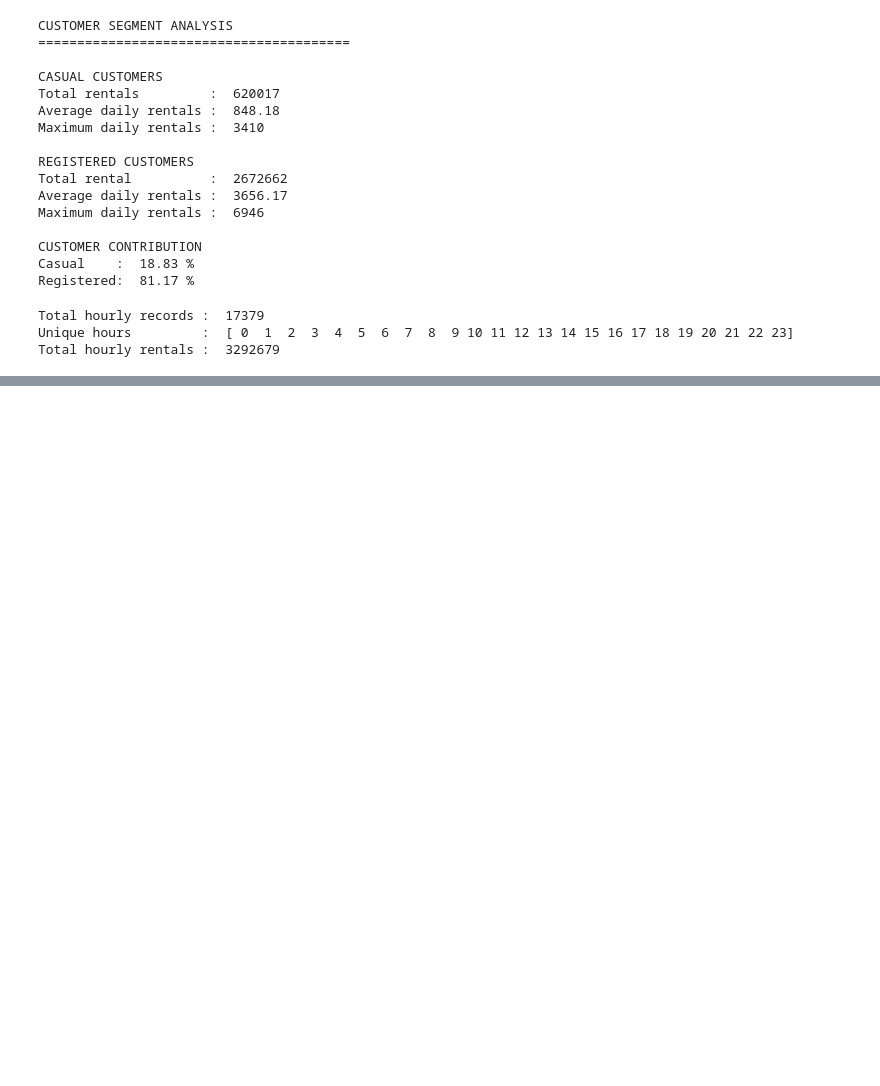
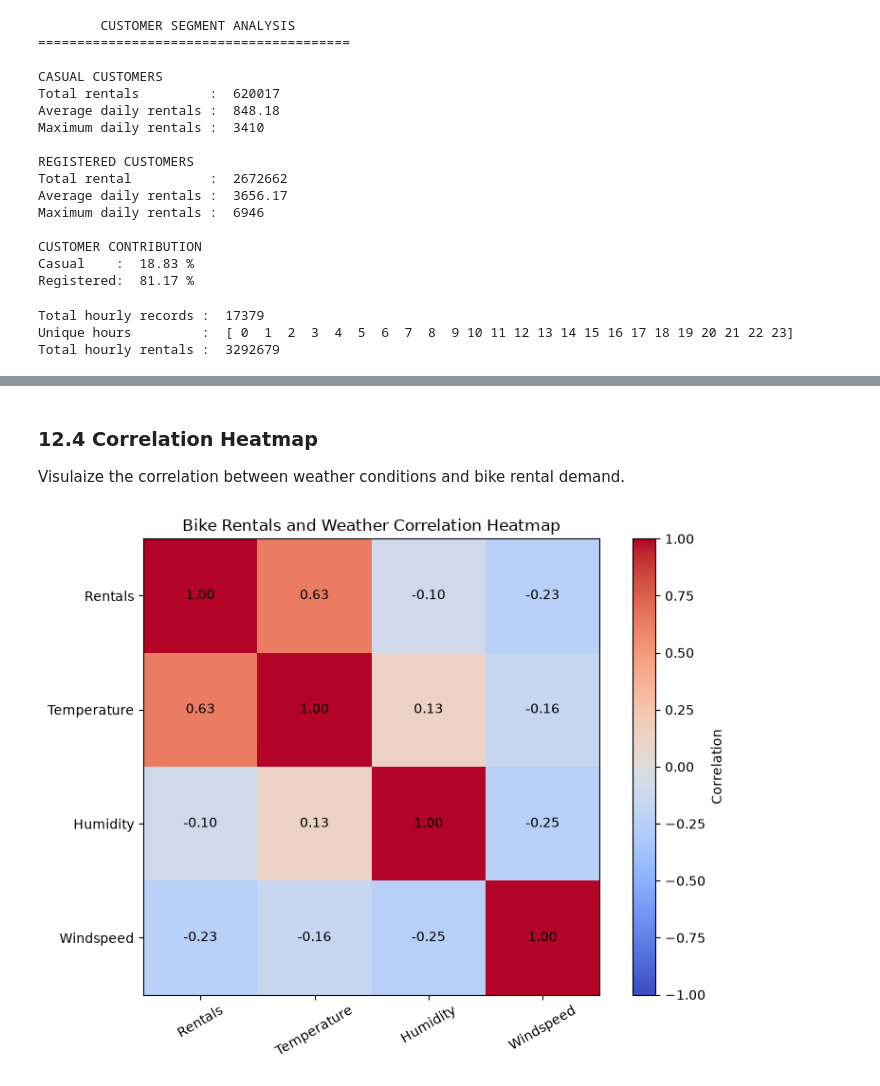
Before and after one commit to aswinkumarv23451-cpu/data-science-practice, a Jupyter notebook: mini_projects/01_NumPy/Bike_Sharing_Analysis/notebooks/bike_sharing_numpy.ipynb, the cells around one changed output, grey strips where cells are left out. Saved outputs shown, nothing was run; the diff lists cells and outputs as text; code cells hidden in the pictures; blank space fills up the shorter version.

```diff
--- a/mini_projects/01_NumPy/Bike_Sharing_Analysis/notebooks/bike_sharing_numpy.ipynb
+++ b/mini_projects/01_NumPy/Bike_Sharing_Analysis/notebooks/bike_sharing_numpy.ipynb
@@ -551,0 +664,9 @@ Total hourly rentals :  3292679
+# %%
+windspeed=np.array([float(row['windspeed']) for row in data])
+print('WINDSPEED ANALYSIS')
+print("=" *45)
+print("Minimum windspeed  : ",np.min(windspeed))
+print("Maximum windspeed  : ",np.max(windspeed))
+print('Median of windspeed: ',np.median(windspeed))
+print('Avg of windspeed   : ',np.mean(windspeed))
+print('Std of windspeed   : ',np.std(windspeed))
@@ -551,0 +837,39 @@ Total hourly rentals :  3292679
+# %% [markdown]
+### 12.4 Correlation Heatmap
+
+Visulaize the correlation between weather conditions and bike rental demand.
+# %%
+variables=np.column_stack([
+    rentals,
+    temperature,
+    humidity,
+    windspeed
+])
+
+correlation_matrix=np.corrcoef(variables,rowvar=False)
+
+labels=['Rentals','Temperature','Humidity','Windspeed']
+plt.figure(figsize=(8,6))
+
+plt.imshow(correlation_matrix,cmap="coolwarm",vmin=-1,vmax=1)
+
+plt.colorbar(label='Correlation')
+
+plt.xticks(range(4),labels,rotation=30)
+plt.yticks(range(4),labels)
+
+for i in range(4):
+    for j in range(4):
+        plt.text(
+            j, i,
+            f"{correlation_matrix[i,j]:.2f}",
+               ha='center',
+               va='center'
+               )
+
+plt.title("Bike Rentals and Weather Correlation Heatmap")
+plt.tight_layout()
+plt.savefig("C:\\Users\\praha\\OneDrive\\Documents\\MyPythonProjects\\data-science-practice\\mini_projects\\01_NumPy\\Bike_Sharing_Analysis\\outputs\\correlation_heatmap.png",dpi=300,bbox_inches='tight')
+plt.show()
+# %% [output]
+[figure, added]
```
Also changed, not shown: parts of 25 cells of this notebook, 5 other files.
